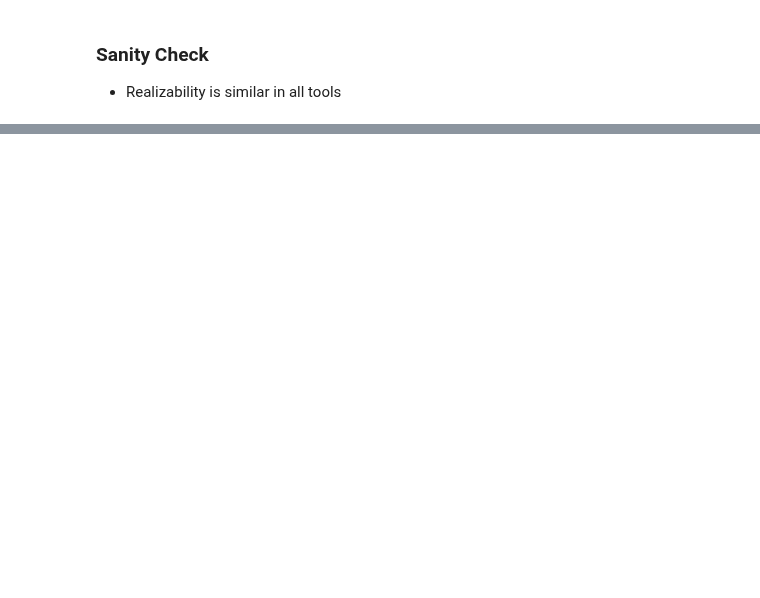
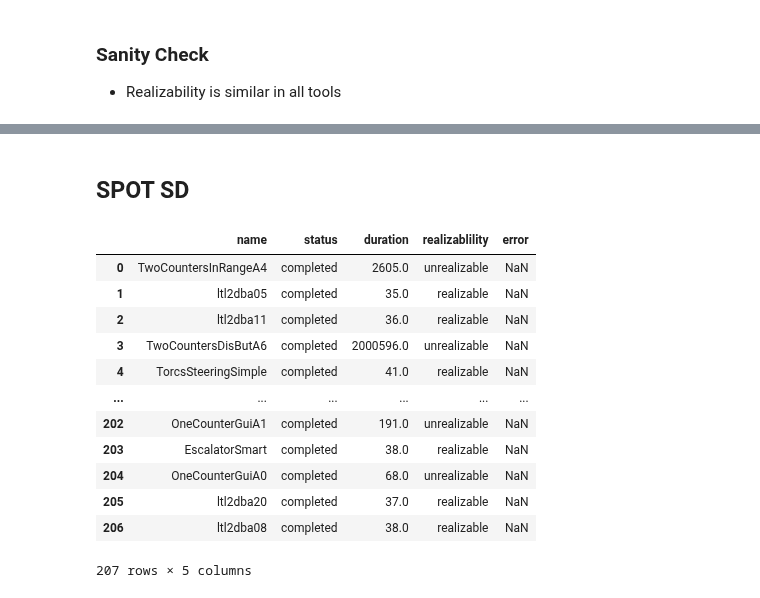
Before and after one commit to eliyaoo32/DepSynt, a Jupyter notebook: notebooks/synthesis-result.ipynb, the cells around one changed output, grey strips where cells are left out. Saved outputs shown, nothing was run; the diff lists cells and outputs as text; code cells hidden in the pictures; blank space fills up the shorter version.

```diff
--- a/notebooks/synthesis-result.ipynb
+++ b/notebooks/synthesis-result.ipynb
@@ -99,0 +125,62 @@ deps_synt_df
+# %% [markdown]
+## SPOT SD
+# %%
+# TODO: all paths extract to global const file
+spot_sd_hoa_files = glob("../assets/aiger-synthesis/spot-sd/*.hoa")
+
+def spot_sd_analysis(benchmark_name):
+    hoa_file_path = "../assets/aiger-synthesis/spot-sd/{}.hoa".format(benchmark_name)
+    hoa_file = Path(hoa_file_path).read_text()
+
+    duration_str = re.findall('real\s+(.*)m(.*)s', hoa_file)
+    if len(duration_str) != 1:
+        raise Exception(f'Duration not found for benchmark {benchmark_name}, duration = ', duration)
+
+    duration_minutes = float(duration_str[0][0])
+    duration_seconds = float(duration_str[0][1])
+    duration = seconds_to_ms(duration_seconds + (60*duration_minutes))
+
+    is_completed = ('UNREALIZABLE' in hoa_file) or ('REALIZABLE' in hoa_file)
+    if not is_completed:
+        status = 'timeout' if duration >= TIMEOUT_MS else 'error'
+
+        if status == 'error':
+            error = ', '.join(re.findall('ltlsynt:(.*)', hoa_file))
+        else:
+            error = None
+
+        return {
+            'name': benchmark_name,
+            'status': status,
+            'error': error,
+            'duration': duration
+        }
+
+    realizablility = 'unrealizable' if 'UNREALIZABLE' in hoa_file else 'realizable'
+    return {
+        'name': benchmark_name,
+        'status': 'completed',
+        'duration': duration,
+        'realizablility': realizablility
+    }
+
+spot_sd_df = pd.DataFrame([
+    spot_sd_analysis(Path(benchmark_path).stem)
+    for benchmark_path in spot_sd_hoa_files
+])
+
+spot_sd_df
+# %% [output]
+|  | name | status | duration | realizablility | error |
+| 0 | TwoCountersInRangeA4 | completed | 2605.0 | unrealizable | NaN |
+| 1 | ltl2dba05 | completed | 35.0 | realizable | NaN |
+| 2 | ltl2dba11 | completed | 36.0 | realizable | NaN |
+| 3 | TwoCountersDisButA6 | completed | 2000596.0 | unrealizable | NaN |
+| 4 | TorcsSteeringSimple | completed | 41.0 | realizable | NaN |
+| ... | ... | ... | ... | ... | ... |
+| 202 | OneCounterGuiA1 | completed | 191.0 | unrealizable | NaN |
+| 203 | EscalatorSmart | completed | 38.0 | realizable | NaN |
+| 204 | OneCounterGuiA0 | completed | 68.0 | unrealizable | NaN |
+| 205 | ltl2dba20 | completed | 37.0 | realizable | NaN |
+| 206 | ltl2dba08 | completed | 38.0 | realizable | NaN |
+207 rows × 5 columns
```
Also changed, not shown: parts of 14 cells of this notebook.
